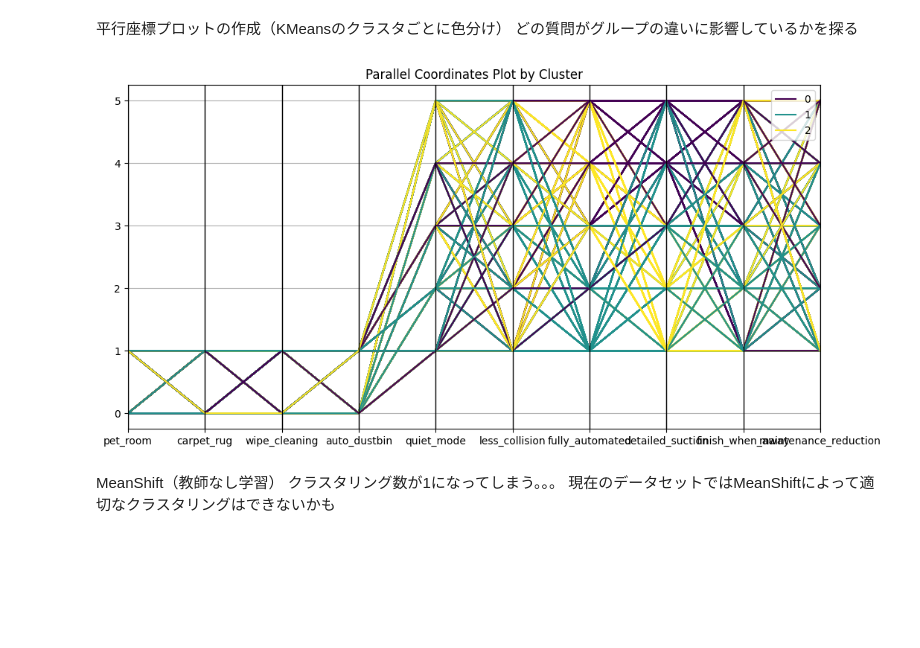
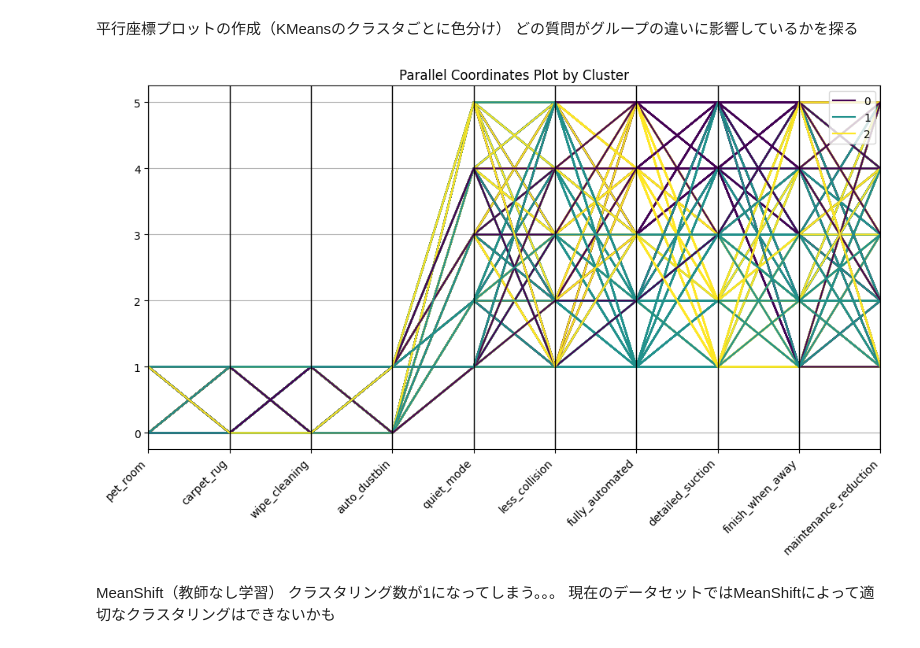
Before and after one commit to emon0415/team_wwww, a Jupyter notebook: wwww.ipynb, the cells around one changed output. Drawn from its saved outputs; the diff is of its cells as text; code cells hidden in the pictures; blank space fills up the shorter version.

```diff
--- a/wwww.ipynb
+++ b/wwww.ipynb
@@ -200,10 +200,11 @@ plt.show()
 # %%
 plt.figure(figsize=(12,6))
 parallel_coordinates(df_for_cluster.reset_index(drop=True), class_column='cluster', colormap='viridis')
+plt.xticks(rotation=45, ha='right')
 plt.title("Parallel Coordinates Plot by Cluster")
 plt.show()
 # %% [output]
-[figure, old version]
+[figure, new version]
 # %% [markdown]
 MeanShift（教師なし学習）
 クラスタリング数が1になってしまう。。。
```
Also changed, not shown: parts of 5 cells of this notebook.
